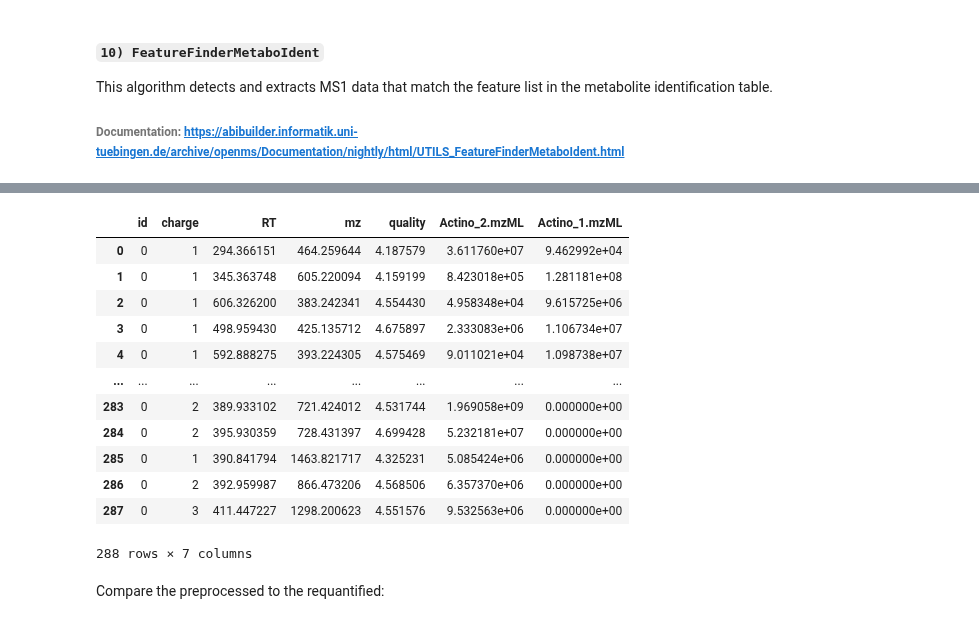
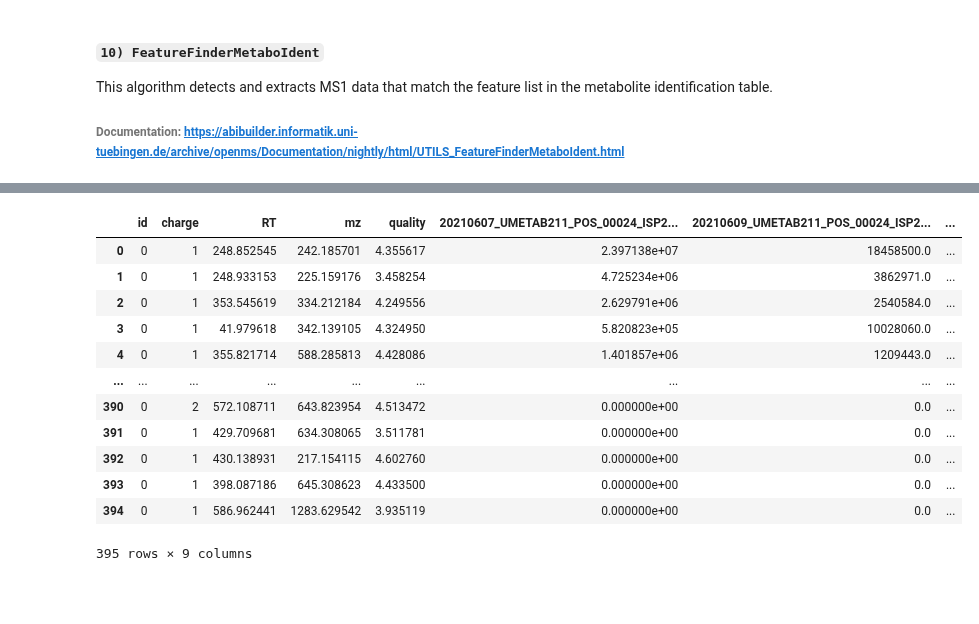
Before and after one commit to eeko-kon/pyOpenMS_UmetaFlow, a Jupyter notebook: 1_Preprocessing.ipynb, the cells around one changed output, grey strips where cells are left out. Saved outputs shown, nothing was run; the diff lists cells and outputs as text; code cells hidden in the pictures; blank space fills up the shorter version.

```diff
--- a/1_Preprocessing.ipynb
+++ b/1_Preprocessing.ipynb
@@ -510,6 +542,6 @@ library
 # %%
-input_mzml_files=sorted(glob.glob("results/interim/Requant/*.mzML"))
-path = "results/interim/Requant"
+input_mzml_files=sorted(glob.glob(os.path.join(path, "*.mzML")))
+
 # load ms data from mzML file into MSExperiment
 for mzml_file in input_mzml_files:
     spectra = MSExperiment()
@@ -526,7 +558,8 @@ for mzml_file in input_mzml_files:
     # FeatureMap to store results
     fm = FeatureMap()
     # run the FeatureFinderMetaboIdent with the metabo_table and store results in fm
-    ff.run(library_reformatted, fm, String(mzml_file))
+    metabo_table = metaboTableFromFile(os.path.join(path, "MetaboliteIdentification.tsv"))
+    ff.run(metabo_table, fm, String(mzml_file))
 
     # save FeatureMap to file
     ff_file = os.path.join(path, 'FFMID_' + os.path.basename(mzml_file)[11:-5] +".featureXML")
@@ -559,8 +605,29 @@ Feature linker clusters the feature information (from single files) into a Conse
 # %%
-input_feature_files = sorted(glob.glob('results/interim/Requant/Merged_*.featureXML'))
+input_feature_files = sorted(glob.glob(os.path.join(path, "Merged_*.featureXML")))
 
 feature_maps = []
 for featurexml_file in input_feature_files:
     fmap = FeatureMap()
     FeatureXMLFile().load(featurexml_file, fmap)
     feature_maps.append(fmap)
+# %%
+use_centroid_rt= False
+use_centroid_mz= True
+protein_ids = []
+peptide_ids= []
+
+mapper = IDMapper()
+
+input_mzml_files= sorted(glob.glob(os.path.join("results", "interim", "mzML", "PCfeature_*.mzML")))
+
+for filename in input_mzml_files:
+    exp = MSExperiment()
+    MzMLFile().load(filename, exp)
+
+    for fmap in feature_maps:
+        peptide_ids = []
+        protein_ids = []
+        if os.path.basename(fmap.getMetaValue('spectra_data')[0].decode())[7:] == os.path.basename(filename)[10:]:
+            mapper.annotate(fmap, peptide_ids, protein_ids, use_centroid_rt, use_centroid_mz, exp)
+            featureidx_file = os.path.join(path, 'IDMapper_' + os.path.basename(fmap.getMetaValue('spectra_data')[0].decode())[7:-5] +".featureXML")
+            FeatureXMLFile().store(featureidx_file, fmap)
@@ -567,3 +658,11 @@ for featurexml_file in input_feature_files:
+# %%
+input_feature_files = sorted(glob.glob(os.path.join(path, 'IDMapper_*.featureXML')))
+
+feature_maps = []
+for featurexml_file in input_feature_files:
+    fmap = FeatureMap()
+    FeatureXMLFile().load(featurexml_file, fmap)
+    feature_maps.append(fmap)
 # %%
 feature_grouper = FeatureGroupingAlgorithmKD()
 
@@ -589,6 +688,6 @@ result = consensus_map.get_df()
 result= result.reset_index()
 result= result.drop(columns= ["sequence"])
 # store as tsv file
-result.to_csv('results/features/FeatureMatrix_Requantified.tsv', sep = '\t', index = False)
+result.to_csv(os.path.join('results', 'features', 'FeatureMatrix_Requantified.tsv'), sep = '\t', index = False)
 result
 # %% [output]
@@ -602,15 +702,13 @@ ConsensusXMLFile::store():  found 289 invalid unique ids
-|  | id | charge | RT | mz | quality | Actino_2.mzML | Actino_1.mzML |
-| 0 | 0 | 1 | 294.366151 | 464.259644 | 4.187579 | 3.611760e+07 | 9.462992e+04 |
-| 1 | 0 | 1 | 345.363748 | 605.220094 | 4.159199 | 8.423018e+05 | 1.281181e+08 |
-| 2 | 0 | 1 | 606.326200 | 383.242341 | 4.554430 | 4.958348e+04 | 9.615725e+06 |
-| 3 | 0 | 1 | 498.959430 | 425.135712 | 4.675897 | 2.333083e+06 | 1.106734e+07 |
-| 4 | 0 | 1 | 592.888275 | 393.224305 | 4.575469 | 9.011021e+04 | 1.098738e+07 |
-| ... | ... | ... | ... | ... | ... | ... | ... |
-| 283 | 0 | 2 | 389.933102 | 721.424012 | 4.531744 | 1.969058e+09 | 0.000000e+00 |
-| 284 | 0 | 2 | 395.930359 | 728.431397 | 4.699428 | 5.232181e+07 | 0.000000e+00 |
-| 285 | 0 | 1 | 390.841794 | 1463.821717 | 4.325231 | 5.085424e+06 | 0.000000e+00 |
-| 286 | 0 | 2 | 392.959987 | 866.473206 | 4.568506 | 6.357370e+06 | 0.000000e+00 |
-| 287 | 0 | 3 | 411.447227 | 1298.200623 | 4.551576 | 9.532563e+06 | 0.000000e+00 |
+|  | id | charge | RT | mz | quality | 20210607_UMETAB211_POS_00024_ISP2... | 20210609_UMETAB211_POS_00024_ISP2... | ... |
+| 0 | 0 | 1 | 248.852545 | 242.185701 | 4.355617 | 2.397138e+07 | 18458500.0 | ... |
+| 1 | 0 | 1 | 248.933153 | 225.159176 | 3.458254 | 4.725234e+06 | 3862971.0 | ... |
+| 2 | 0 | 1 | 353.545619 | 334.212184 | 4.249556 | 2.629791e+06 | 2540584.0 | ... |
+| 3 | 0 | 1 | 41.979618 | 342.139105 | 4.324950 | 5.820823e+05 | 10028060.0 | ... |
+| 4 | 0 | 1 | 355.821714 | 588.285813 | 4.428086 | 1.401857e+06 | 1209443.0 | ... |
+| ... | ... | ... | ... | ... | ... | ... | ... | ... |
+| 390 | 0 | 2 | 572.108711 | 643.823954 | 4.513472 | 0.000000e+00 | 0.0 | ... |
+| 391 | 0 | 1 | 429.709681 | 634.308065 | 3.511781 | 0.000000e+00 | 0.0 | ... |
+| 392 | 0 | 1 | 430.138931 | 217.154115 | 4.602760 | 0.000000e+00 | 0.0 | ... |
+| 393 | 0 | 1 | 398.087186 | 645.308623 | 4.433500 | 0.000000e+00 | 0.0 | ... |
+| 394 | 0 | 1 | 586.962441 | 1283.629542 | 3.935119 | 0.000000e+00 | 0.0 | ... |
-288 rows × 7 columns
+395 rows × 9 columns
-# %% [markdown]
-Compare the preprocessed to the requantified:
```
Also changed, not shown: parts of 25 cells of this notebook, 2 other files.
